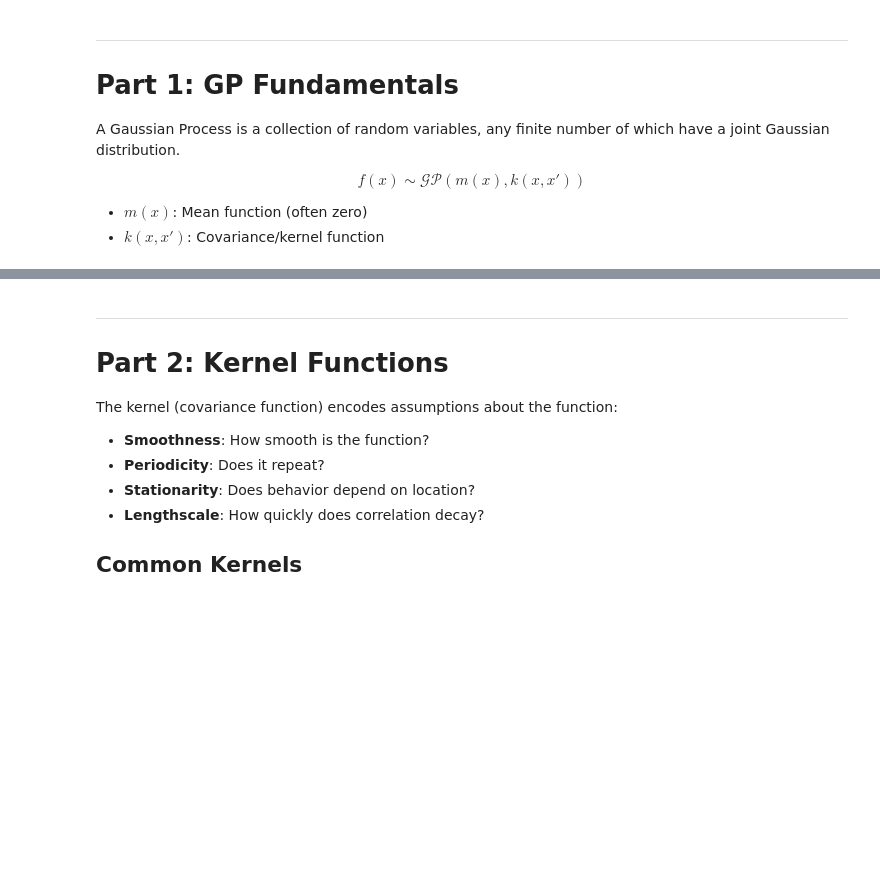
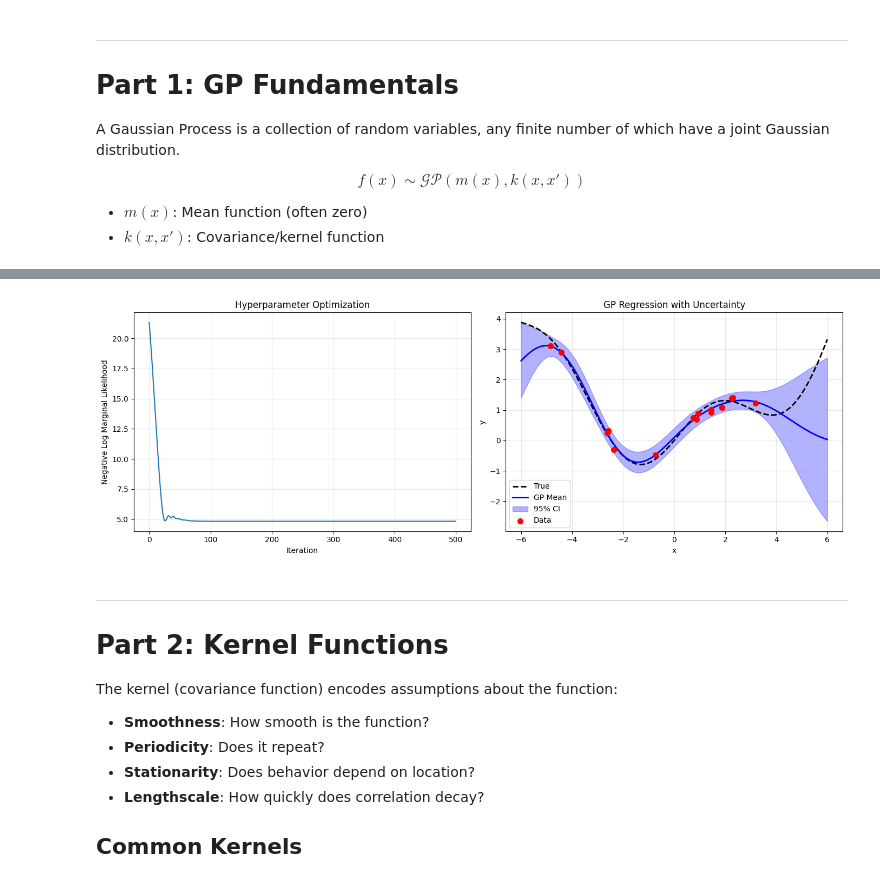
Before and after one commit to jkitchin/differentiable-flowsheets, a Jupyter notebook: jax-tutorials/12_gaussian_processes.ipynb, the cells around one changed output, grey strips where cells are left out. Cells and saved outputs as stored; diff of their text form; code cells hidden in the pictures; blank space fills up the shorter version.

```diff
--- a/jax-tutorials/12_gaussian_processes.ipynb
+++ b/jax-tutorials/12_gaussian_processes.ipynb
@@ -93,6 +119,8 @@ print(f"Kernel parameters: {kernel}")
 # %%
 # Optimize hyperparameters using marginal likelihood
-objective = gpx.objectives.ConjugateMLL(negative=True)  # Negative for minimization
+# Note: conjugate_mll returns the log marginal likelihood (higher is better)
+# For minimization, we negate it
+objective = lambda model, data: -gpx.objectives.conjugate_mll(model, data)
 
 # Optimizer
 optimizer = optax.adam(learning_rate=0.1)
@@ -108,4 +136,4 @@ opt_posterior, history = gpx.fit(
 )
 
 print(f"Optimized kernel: {opt_posterior.prior.kernel}")
-print(f"Optimized noise variance: {opt_posterior.likelihood.obs_stddev**2}")
+print(f"Optimized noise variance: {opt_posterior.likelihood.obs_stddev[...]**2}")
@@ -115,39 +158,42 @@ latent_dist = opt_posterior.predict(X_test, train_data=D)
 predictive_dist = opt_posterior.likelihood(latent_dist)
 
 # Extract mean and standard deviation
-pred_mean = predictive_dist.mean()
-pred_std = predictive_dist.stddev()
+# Note: predictive_dist is MultivariateNormal which has variance, not stddev
+pred_mean = predictive_dist.mean
+pred_std = jnp.sqrt(predictive_dist.variance)
 
 # Plot
 fig, axes = plt.subplots(1, 2, figsize=(14, 5))
 
 # Optimization history
 ax = axes[0]
 ax.plot(history)
 ax.set_xlabel('Iteration')
 ax.set_ylabel('Negative Log Marginal Likelihood')
 ax.set_title('Hyperparameter Optimization')
 ax.grid(True, alpha=0.3)
 
 # Predictions with uncertainty
 ax = axes[1]
 ax.plot(X_test.ravel(), true_function(X_test).ravel(), 'k--', label='True', linewidth=2)
 ax.plot(X_test.ravel(), pred_mean.ravel(), 'b-', label='GP Mean', linewidth=2)
 ax.fill_between(
     X_test.ravel(),
     (pred_mean - 2*pred_std).ravel(),
     (pred_mean + 2*pred_std).ravel(),
     alpha=0.3, color='blue', label='95% CI'
 )
 ax.scatter(X_train, y_train, c='red', s=50, zorder=5, label='Data')
 ax.set_xlabel('x')
 ax.set_ylabel('y')
 ax.set_title('GP Regression with Uncertainty')
 ax.legend()
 ax.grid(True, alpha=0.3)
 
 plt.tight_layout()
 plt.show()
+# %% [output]
+[figure, added]
 # %% [markdown]
 ---
 # Part 2: Kernel Functions
```
Also changed, not shown: parts of 16 cells of this notebook, 56 other files.
